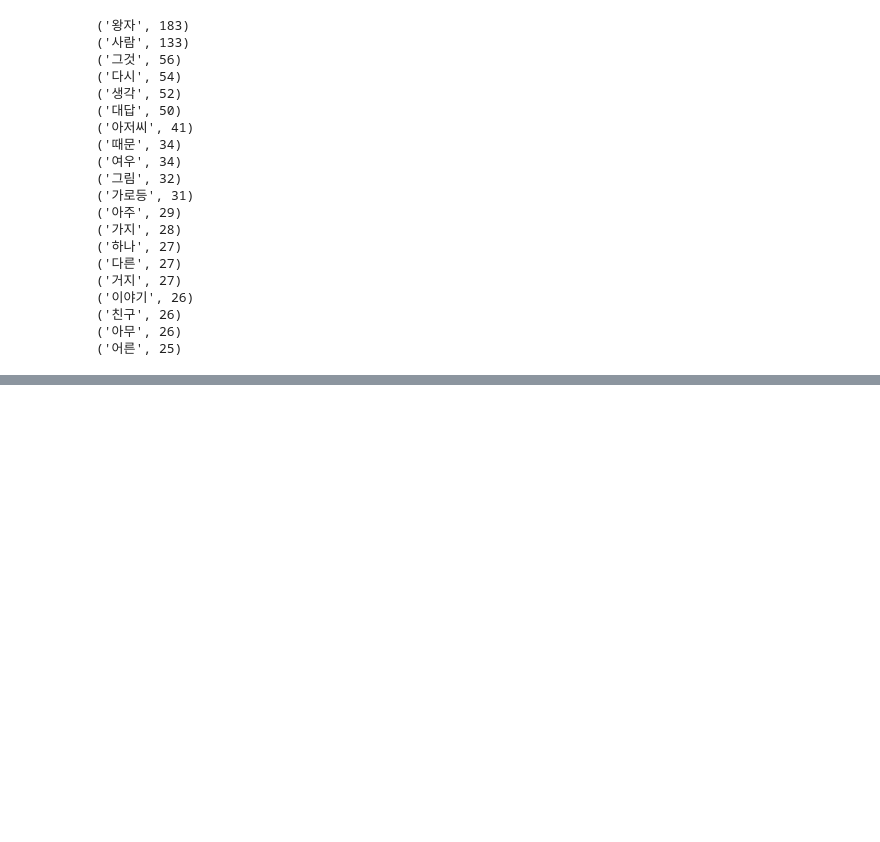
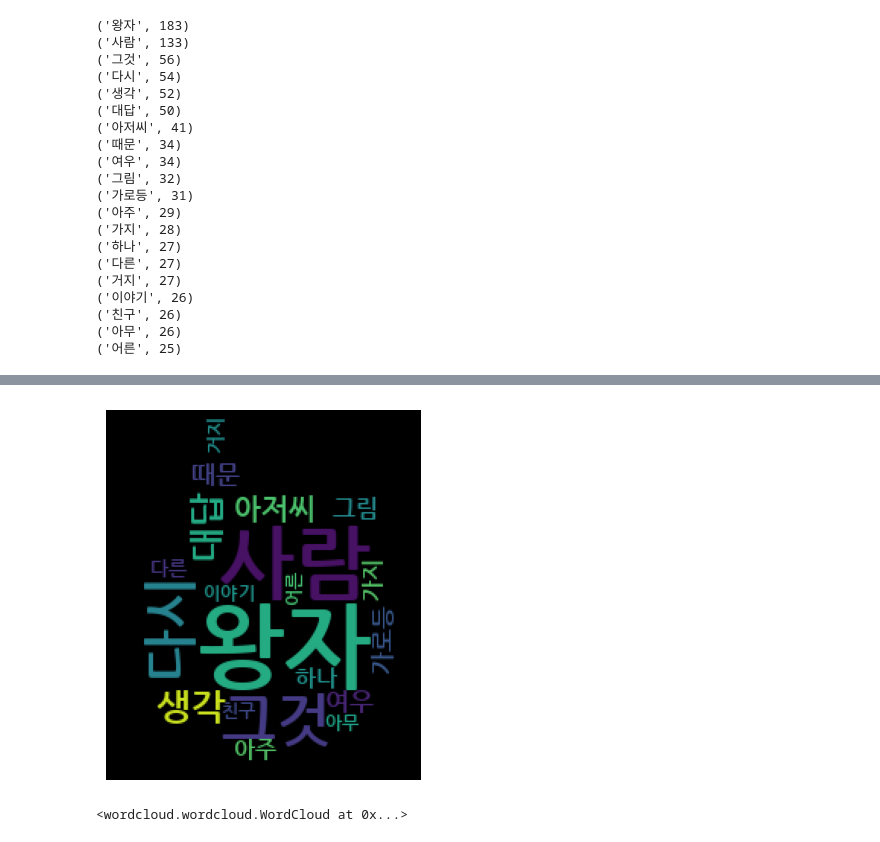
Before and after one commit to momopmkr/momo, a Jupyter notebook: 어린왕자_책_명사_빈도수_상위_20개_구하기_안은영_ipynb의_사본의_사본.ipynb, the cells around one changed output, grey strips where cells are left out. Drawn from its saved outputs; the diff is of its cells as text; code cells hidden in the pictures; blank space fills up the shorter version.

```diff
--- a/어린왕자_책_명사_빈도수_상위_20개_구하기_안은영_ipynb의_사본의_사본.ipynb
+++ b/어린왕자_책_명사_빈도수_상위_20개_구하기_안은영_ipynb의_사본의_사본.ipynb
@@ -120 +120,22 @@ wc.to_file(f'./sample_data/어린왕자_워드클라우드.png')
 <wordcloud.wordcloud.WordCloud at 0x...>
+# %%
+import numpy as np
+from PIL import Image
+import sys
+
+# 자신의 컴퓨터 환경에 맞는 한글 폰트 경로를 설정(window에서)
+#font_path = 'malgun'  # C:/Windows/Fonts/
+#font_path = 'HMKMMAG' # C:/Windows/Fonts/HMKMMAG.TTF
+font_path = '/usr/share/fonts/truetype/nanum/NanumGothicBold.ttf'
+
+mask = np.array(Image.open("./sample_data/image.jpg"))
+
+# 워드클라우드로 그래프로 시각화
+wc = WordCloud(width = 1500, height = 1200, background_color="black", font_path = font_path,mask=mask)
+plt.imshow(wc.generate_from_frequencies(dict(noun_list))) #딕셔너리
+plt.axis("off")
+plt.show()
+wc.to_file(f'./sample_data/어린왕자_워드클라우드.png')
+# %% [output]
+[figure, added]
+<wordcloud.wordcloud.WordCloud at 0x...>
```
Also changed, not shown: parts of 10 cells of this notebook.
